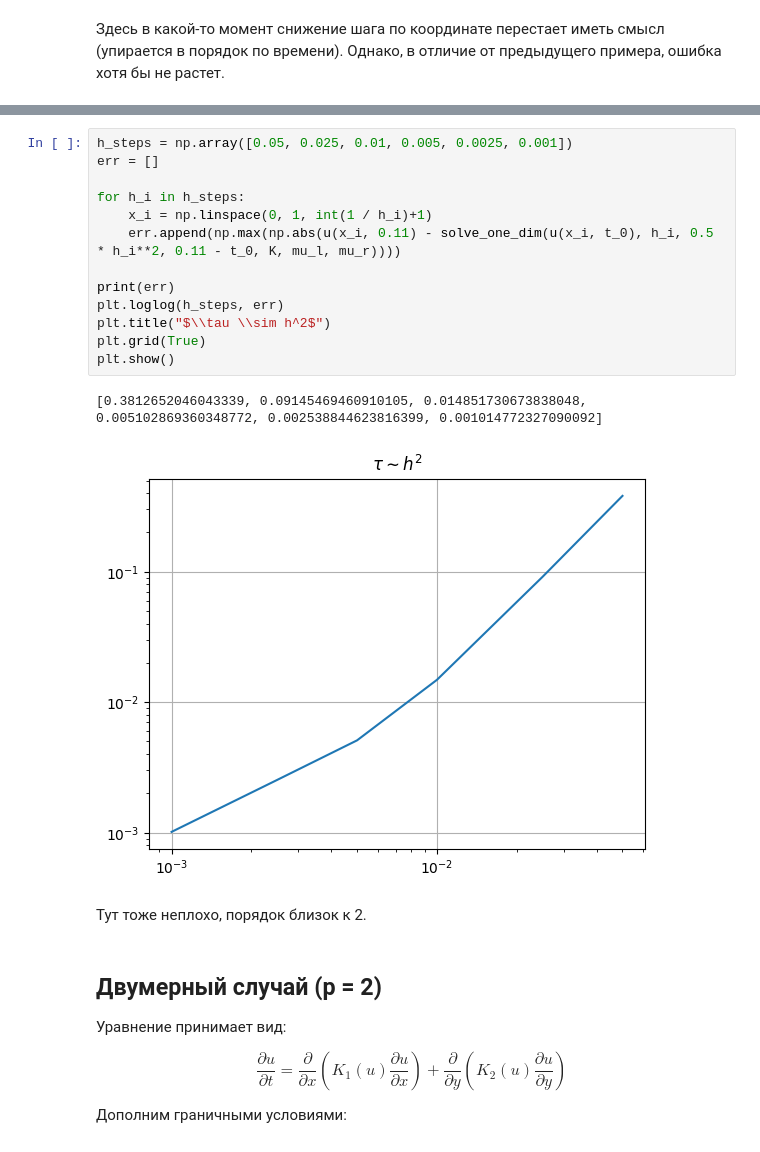
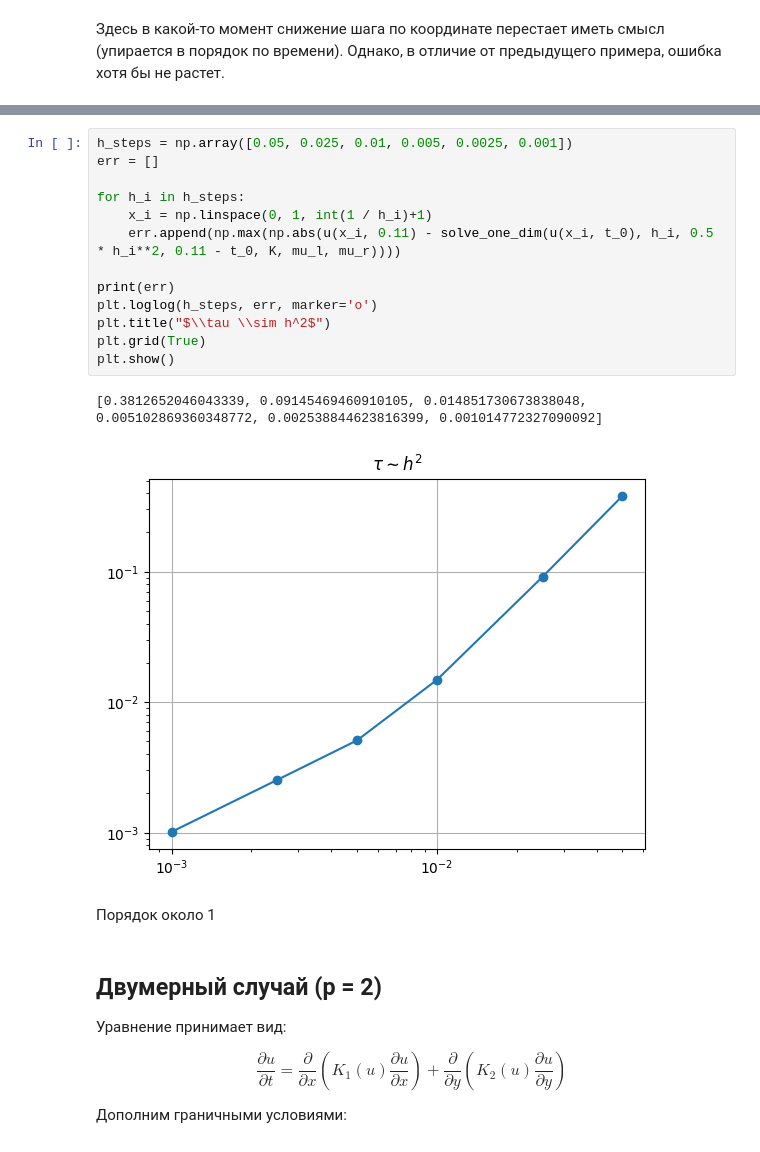
Before and after one commit to Xopppek/heat_equation, a Jupyter notebook: heat_equation.ipynb, the cells around one changed output, grey strips where cells are left out. Saved outputs shown, nothing was run; the diff lists cells and outputs as text.

```diff
--- a/heat_equation.ipynb
+++ b/heat_equation.ipynb
@@ -336,21 +330,21 @@ plt.show()
 # %%
 h_steps = np.array([0.05, 0.025, 0.01, 0.005, 0.0025, 0.001])
 err = []
 
 for h_i in h_steps:
     x_i = np.linspace(0, 1, int(1 / h_i)+1)
     err.append(np.max(np.abs(u(x_i, 0.11) - solve_one_dim(u(x_i, t_0), h_i, 0.5 * h_i**2, 0.11 - t_0, K, mu_l, mu_r))))
 
 print(err)
-plt.loglog(h_steps, err)
+plt.loglog(h_steps, err, marker='o')
 plt.title("$\\tau \\sim h^2$")
 plt.grid(True)
 plt.show()
 # %% [output]
 [0.3812652046043339, 0.09145469460910105, 0.014851730673838048, 0.005102869360348772, 0.002538844623816399, 0.001014772327090092]
-[figure, old version]
+[figure, new version]
-# %% [markdown]
-Тут тоже неплохо, порядок близок к 2.
+# %% [markdown]
+Порядок около 1
 # %% [markdown]
 ## Двумерный случай (p = 2)
 
```
Also changed, not shown: parts of 12 cells of this notebook.
